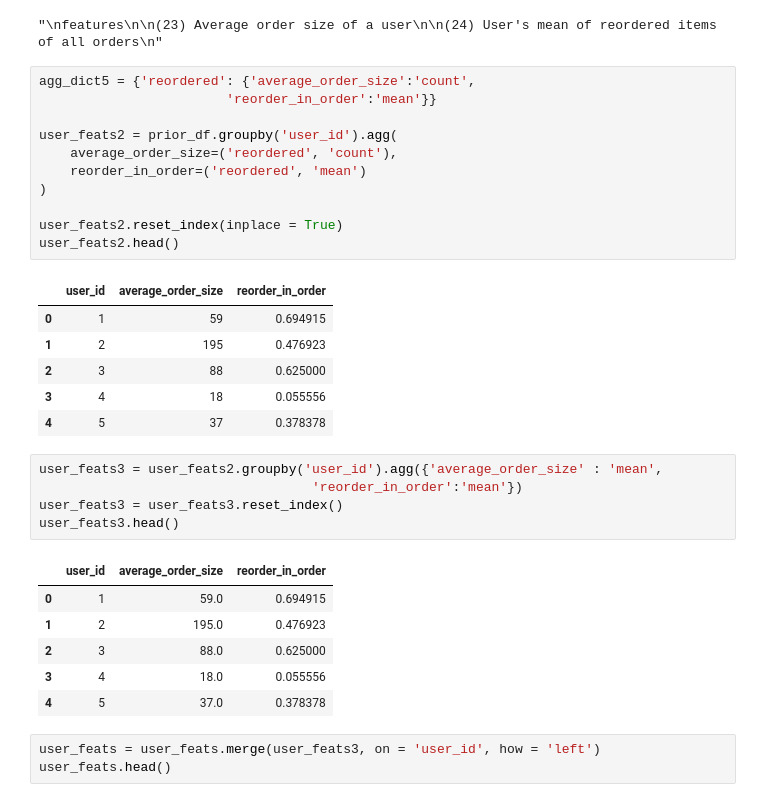
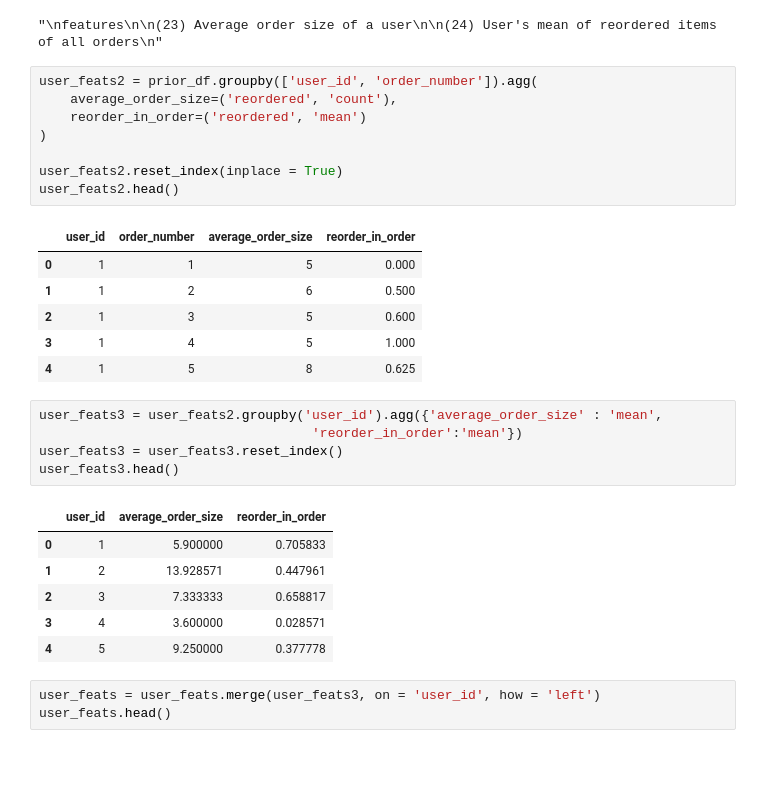
Before and after one commit to deeksha9107/instacart_market_basket_analysis, a Jupyter notebook: Instacart Market Basket Analysis 5.ipynb, the cells around one changed output. Cells and saved outputs as stored; diff of their text form; blank space fills up the shorter version.

```diff
--- a/Instacart Market Basket Analysis 5.ipynb
+++ b/Instacart Market Basket Analysis 5.ipynb
@@ -385,23 +378,20 @@ features
 # %% [output]
 "\nfeatures\n\n(23) Average order size of a user\n\n(24) User's mean of reordered items of all orders\n"
 # %%
-agg_dict5 = {'reordered': {'average_order_size':'count',
-                        'reorder_in_order':'mean'}}
-
-user_feats2 = prior_df.groupby('user_id').agg(
+user_feats2 = prior_df.groupby(['user_id', 'order_number']).agg(
     average_order_size=('reordered', 'count'),
     reorder_in_order=('reordered', 'mean')
 )
 
 user_feats2.reset_index(inplace = True)
 user_feats2.head()
 # %% [output]
-|  | user_id | average_order_size | reorder_in_order |
-| 0 | 1 | 59 | 0.694915 |
-| 1 | 2 | 195 | 0.476923 |
-| 2 | 3 | 88 | 0.625000 |
-| 3 | 4 | 18 | 0.055556 |
-| 4 | 5 | 37 | 0.378378 |
+|  | user_id | order_number | average_order_size | reorder_in_order |
+| 0 | 1 | 1 | 5 | 0.000 |
+| 1 | 1 | 2 | 6 | 0.500 |
+| 2 | 1 | 3 | 5 | 0.600 |
+| 3 | 1 | 4 | 5 | 1.000 |
+| 4 | 1 | 5 | 8 | 0.625 |
 # %%
 user_feats3 = user_feats2.groupby('user_id').agg({'average_order_size' : 'mean',
                                    'reorder_in_order':'mean'})
@@ -409,11 +399,11 @@ user_feats3 = user_feats3.reset_index()
 user_feats3.head()
 # %% [output]
 |  | user_id | average_order_size | reorder_in_order |
-| 0 | 1 | 59.0 | 0.694915 |
-| 1 | 2 | 195.0 | 0.476923 |
-| 2 | 3 | 88.0 | 0.625000 |
-| 3 | 4 | 18.0 | 0.055556 |
-| 4 | 5 | 37.0 | 0.378378 |
+| 0 | 1 | 5.900000 | 0.705833 |
+| 1 | 2 | 13.928571 | 0.447961 |
+| 2 | 3 | 7.333333 | 0.658817 |
+| 3 | 4 | 3.600000 | 0.028571 |
+| 4 | 5 | 9.250000 | 0.377778 |
 # %%
 user_feats = user_feats.merge(user_feats3, on = 'user_id', how = 'left')
 user_feats.head()
```
Also changed, not shown: parts of 22 cells of this notebook.
